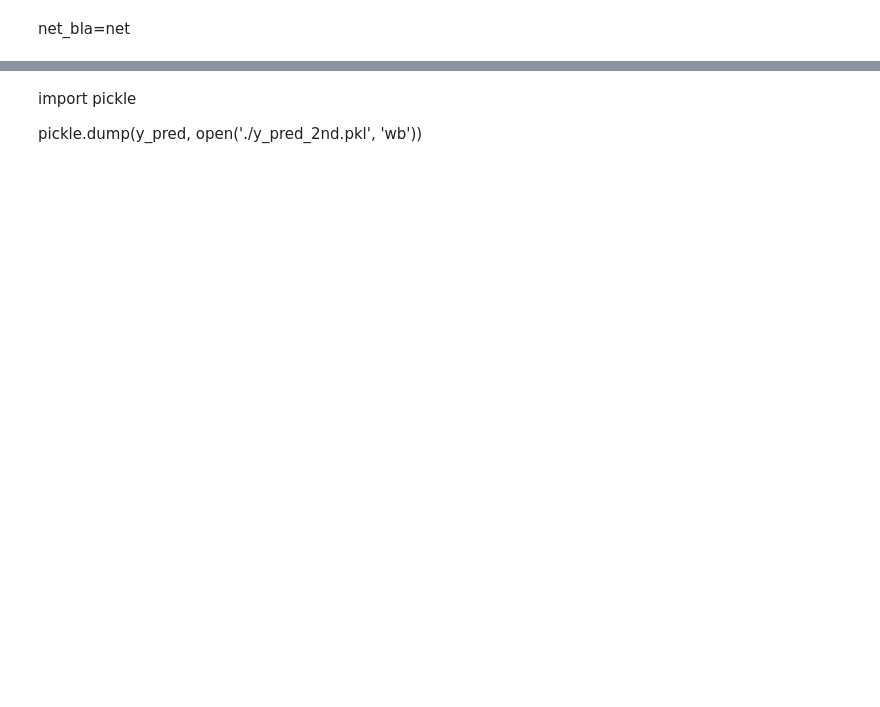
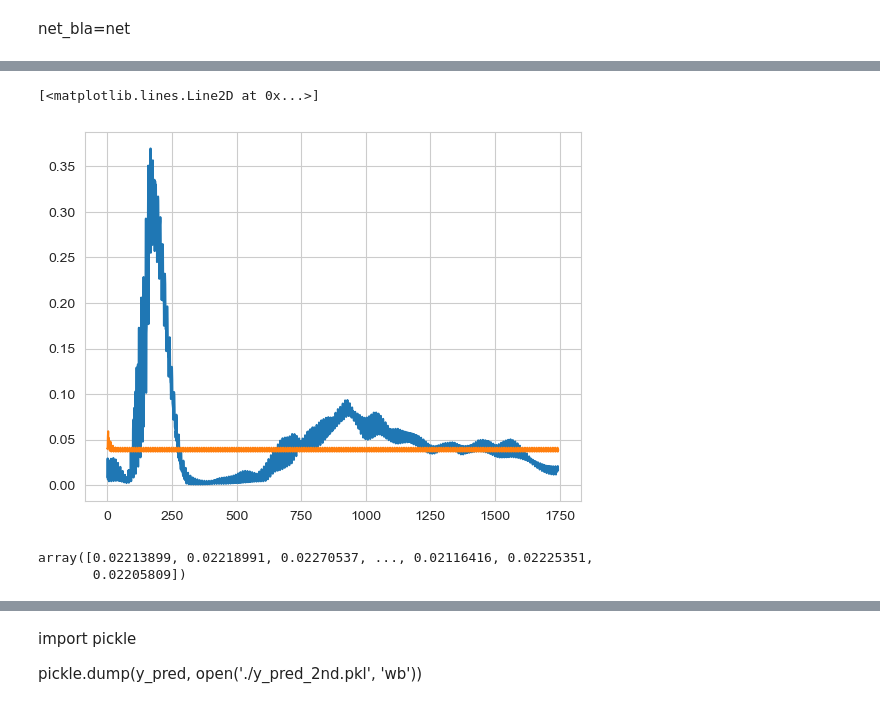
Before and after one commit to icarlous/NetworkForcast, a Jupyter notebook: demo.ipynb, the cells around one changed output, grey strips where cells are left out. Drawn from its saved outputs; the diff is of its cells as text; code cells hidden in the pictures; blank space fills up the shorter version.

```diff
--- a/demo.ipynb
+++ b/demo.ipynb
@@ -459,15 +427,15 @@ class draftSti(nn.Module):
 
     def __init__(self, n):
         super(draftSti, self).__init__()
-        Anp = np.zeros((n, n))
+        Anp = 5 * np.ones((n, n))
         phinp = np.zeros((n, 1))
-        itanp = np.zeros((n, 1))
+        itanp = np.ones((n, 1))
         self.A = nn.Parameter(torch.from_numpy(Anp), requires_grad=True)
         #self.phi = nn.Parameter(torch.from_numpy(phinp), requires_grad=True)
         self.ita = nn.Parameter(torch.from_numpy(itanp), requires_grad=True)
 
     def forward(self, t):
-        out = self.A * t
+        out = -1 * torch.abs(self.A) * t
         out = torch.mm(torch.exp(out), self.ita)
         out = torch.add(out, self.ita)
 
@@ -550,0 +540,33 @@ KeyboardInterrupt:
+# %%
+e = 1e-1
+cmax = 1e9
+Amax=5*np.ones((9,9))
+for n in range(2000):
+    print("round",n)
+    A_best = Amax
+    for i in range(100):
+
+        np.random.seed(i * n)
+        A_u = np.random.randn(9, 9) * e
+        As.append(A_u)
+
+        X = []
+        y = []
+        new = []
+        log_l = []
+        for t in range(300):
+            A_op = np.exp(-np.abs(A_best + A_u) * (t + 1)) + np.diag(np.ones(9))
+            for k in range(9):
+                X.append(A_op[k])
+                y.append(train_new_df.iloc[t, k])
+                new.append(new_new_df.iloc[t, k])
+                log_l.append(log_df.iloc[t, k])
+        LR = LinearRegression(fit_intercept=False, positive=True, )
+        LR.fit(X, y)
+
+        c = mean_squared_error(new, LR.predict(X) * log_l)
+        if c < cmax:
+            print(c)
+            cmax = c
+            LR_m = LR
+            Amax = A_best + A_u
@@ -550,0 +592,11 @@ KeyboardInterrupt:
+# %%
+plt.plot(range(len(y)),y)
+plt.plot(range(len(LR_m.predict(X))),LR_m.predict(X))
+# %% [output]
+[<matplotlib.lines.Line2D at 0x...>]
+[figure, added]
+# %%
+LR.predict(X)
+# %% [output]
+array([0.02213899, 0.02218991, 0.02270537, ..., 0.02116416, 0.02225351,
+       0.02205809])
```
Also changed, not shown: parts of 37 cells of this notebook.
